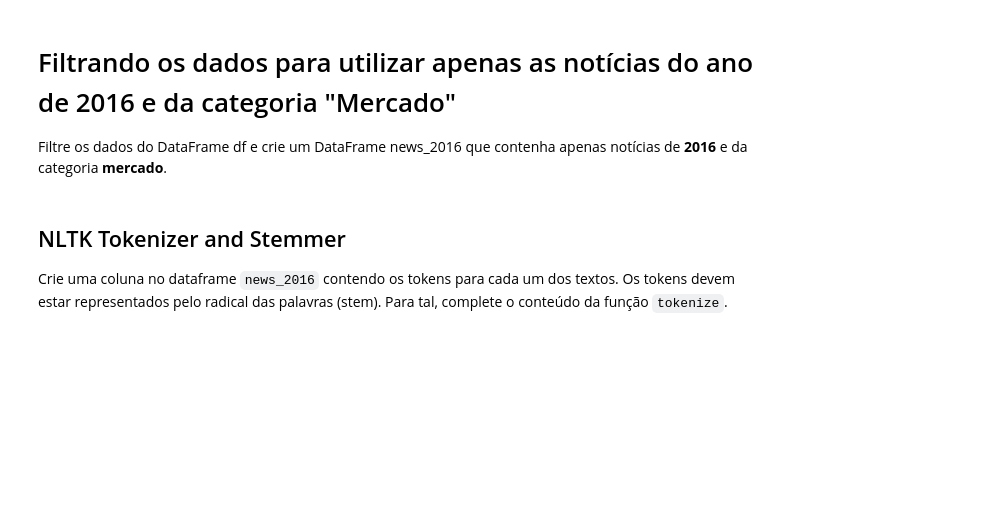
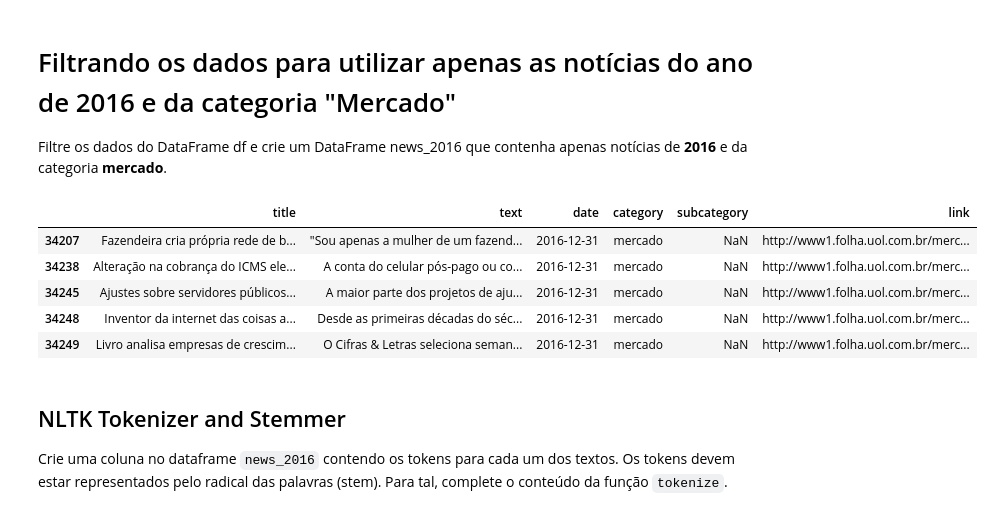
Before and after one commit to ljcunha/pos_infnet, a Jupyter notebook: Questionário_Projeto_de_Disciplina_de_Text_Mining.ipynb, the cells around one changed output. Cells and saved outputs as stored; diff of their text form; code cells hidden in the pictures; blank space fills up the shorter version.

```diff
--- a/Questionário_Projeto_de_Disciplina_de_Text_Mining.ipynb
+++ b/Questionário_Projeto_de_Disciplina_de_Text_Mining.ipynb
@@ -208,3 +213,15 @@ df['date'] = pd.to_datetime(df.date)
+# %%
+#################################### LEONARDO CUNHA ###########################################
+# Verificando o resultado - LC
+news_2016.head()
+###############################################################################################
+# %% [output]
+|  | title | text | date | category | subcategory | link |
+| 34207 | Fazendeira cria própria rede de b... | "Sou apenas a mulher de um fazend... | 2016-12-31 | mercado | NaN | http://www1.folha.uol.com.br/merc... |
+| 34238 | Alteração na cobrança do ICMS ele... | A conta do celular pós-pago ou co... | 2016-12-31 | mercado | NaN | http://www1.folha.uol.com.br/merc... |
+| 34245 | Ajustes sobre servidores públicos... | A maior parte dos projetos de aju... | 2016-12-31 | mercado | NaN | http://www1.folha.uol.com.br/merc... |
+| 34248 | Inventor da internet das coisas a... | Desde as primeiras décadas do séc... | 2016-12-31 | mercado | NaN | http://www1.folha.uol.com.br/merc... |
+| 34249 | Livro analisa empresas de crescim... | O Cifras & Letras seleciona seman... | 2016-12-31 | mercado | NaN | http://www1.folha.uol.com.br/merc... |
 # %% [markdown]
 ## NLTK Tokenizer and Stemmer
 
```
Also changed, not shown: parts of 3 cells of this notebook.
